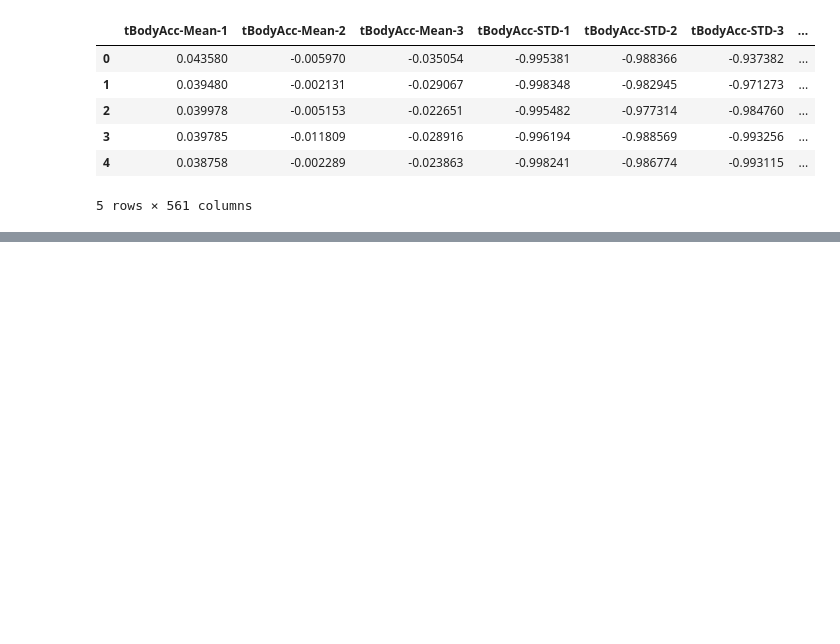
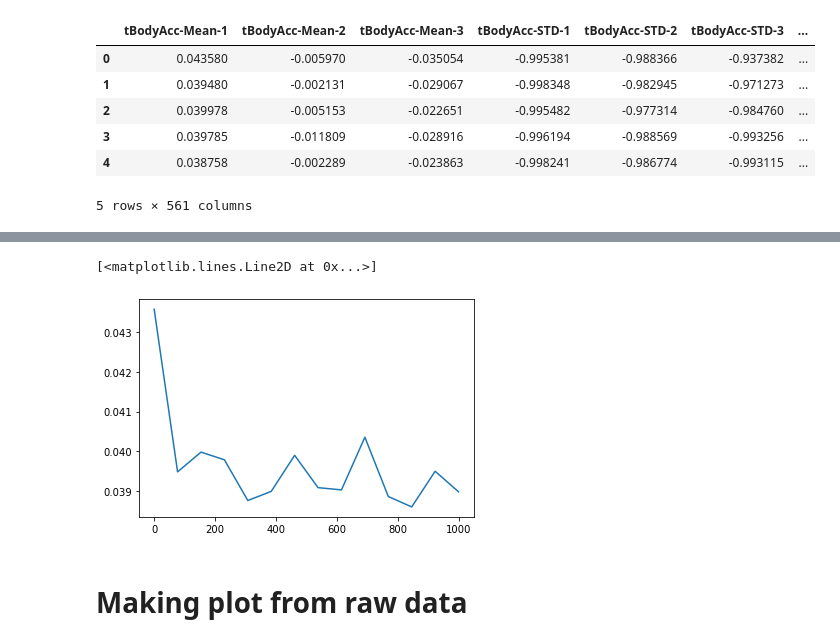
Before and after one commit to jonnyhof/human_activity_recognition, a Jupyter notebook: scratch_exploration.ipynb, the cells around one changed output, grey strips where cells are left out. Cells and saved outputs as stored; diff of their text form; code cells hidden in the pictures; blank space fills up the shorter version.

```diff
--- a/scratch_exploration.ipynb
+++ b/scratch_exploration.ipynb
@@ -67,0 +157,9 @@ df.head(100).to_csv('sample_data.csv', index=False)
+# %%
+timesteps = np.linspace(0,1000, 14)
+t1 = train['tBodyAcc-Mean-1'][:14]
+plt.plot(timesteps, t1)
+# %% [output]
+[<matplotlib.lines.Line2D at 0x...>]
+[figure, added]
+# %% [markdown]
+# **Making plot from raw data**
```
Also changed, not shown: parts of 14 cells of this notebook.
